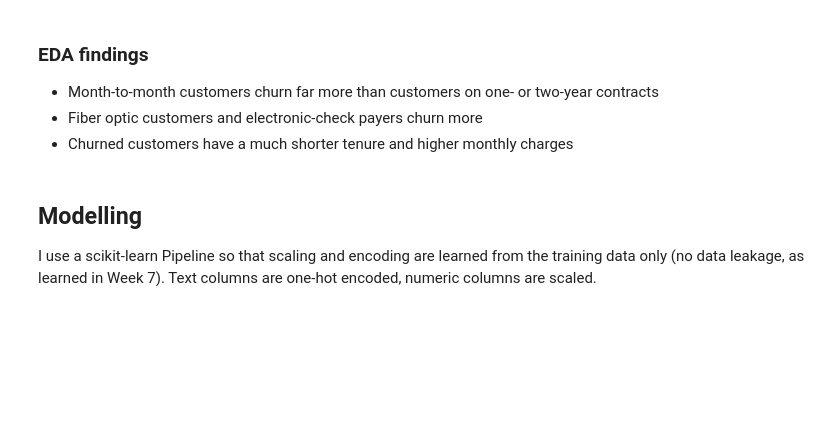
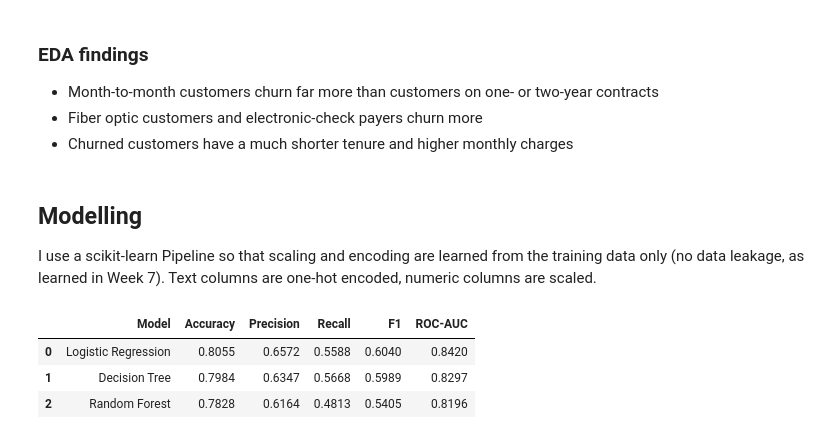
Before and after one commit to Bhaskar-Mehta/AI-ML-Internship, a Jupyter notebook: Week12_Capstone_CustomerChurnPrediction/capstone.ipynb, the cells around one changed output. Saved outputs shown, nothing was run; the diff lists cells and outputs as text; code cells hidden in the pictures; blank space fills up the shorter version.

```diff
--- a/Week12_Capstone_CustomerChurnPrediction/capstone.ipynb
+++ b/Week12_Capstone_CustomerChurnPrediction/capstone.ipynb
@@ -128,3 +128,29 @@ preprocess = ColumnTransformer([
     ("num", StandardScaler(), num_cols),
     ("cat", OneHotEncoder(handle_unknown="ignore"), cat_cols),
 ])
+# %%
+models = {
+    "Logistic Regression": LogisticRegression(max_iter=1000),
+    "Decision Tree": DecisionTreeClassifier(max_depth=5, random_state=42),
+    "Random Forest": RandomForestClassifier(n_estimators=200, random_state=42),
+}
+
+rows = []
+for name, m in models.items():
+    pipe = Pipeline([("prep", preprocess), ("model", m)]).fit(X_train, y_train)
+    pred = pipe.predict(X_test)
+    prob = pipe.predict_proba(X_test)[:, 1]
+    rows.append({"Model": name,
+                 "Accuracy": accuracy_score(y_test, pred),
+                 "Precision": precision_score(y_test, pred),
+                 "Recall": recall_score(y_test, pred),
+                 "F1": f1_score(y_test, pred),
+                 "ROC-AUC": roc_auc_score(y_test, prob)})
+
+baseline = pd.DataFrame(rows).round(4)
+baseline
+# %% [output]
+|  | Model | Accuracy | Precision | Recall | F1 | ROC-AUC |
+| 0 | Logistic Regression | 0.8055 | 0.6572 | 0.5588 | 0.6040 | 0.8420 |
+| 1 | Decision Tree | 0.7984 | 0.6347 | 0.5668 | 0.5989 | 0.8297 |
+| 2 | Random Forest | 0.7828 | 0.6164 | 0.4813 | 0.5405 | 0.8196 |
```
